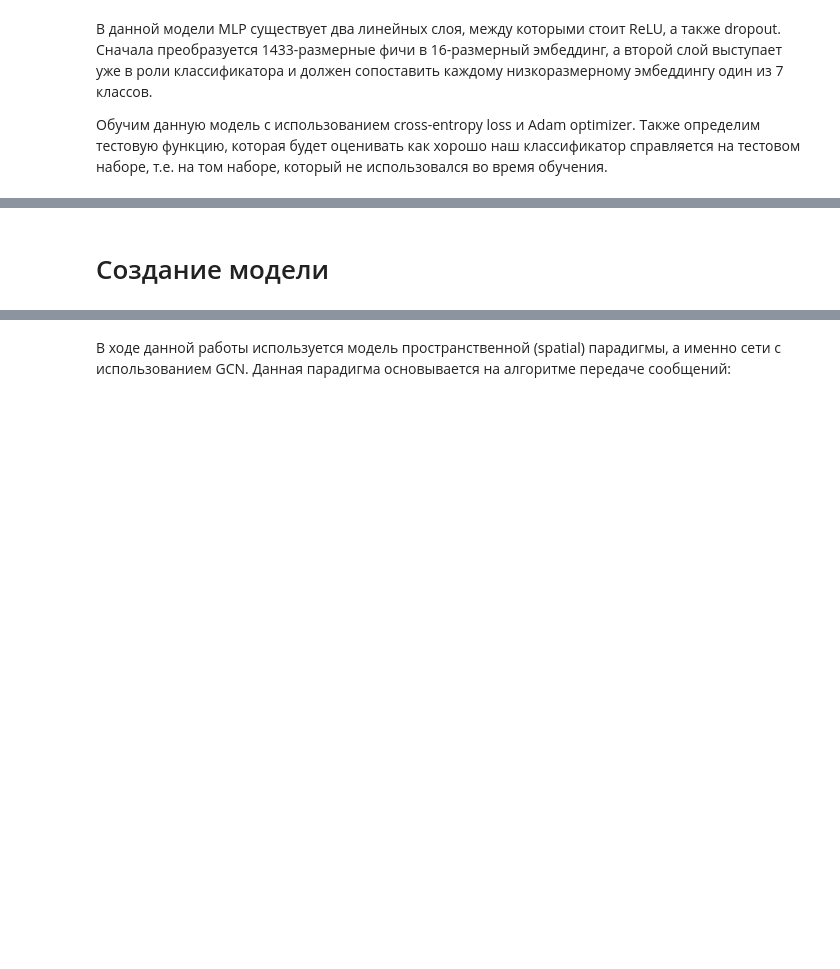
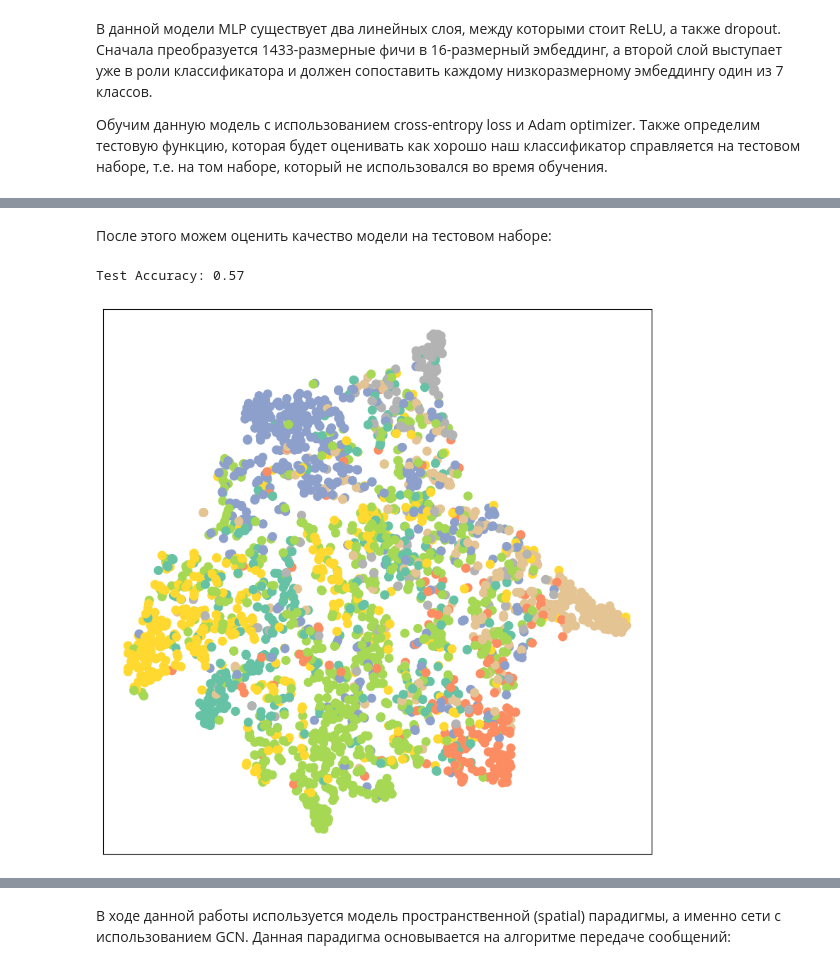
Before and after one commit to sokuroff/PyG_base_example, a Jupyter notebook: GCN.ipynb, the cells around one changed output, grey strips where cells are left out. Saved outputs shown, nothing was run; the diff lists cells and outputs as text; code cells hidden in the pictures; blank space fills up the shorter version.

Commit message:
replaced figures to t-sne and added GAT model

```diff
--- a/GCN.ipynb
+++ b/GCN.ipynb
@@ -227,2 +255,14 @@ for epoch in range(1, 201):
-# %% [markdown]
-# Создание модели
+# %% [markdown]
+После этого можем оценить качество модели на тестовом наборе:
+# %%
+test_acc = test()
+print(f'Test Accuracy: {test_acc:.2f}')
+# %% [output]
+Test Accuracy: 0.57
+# %%
+model.eval()
+
+out = model(data.x)
+visualize(out, color=data.y)
+# %% [output]
+[figure, added]
```
Also changed, not shown: parts of 26 cells of this notebook.
